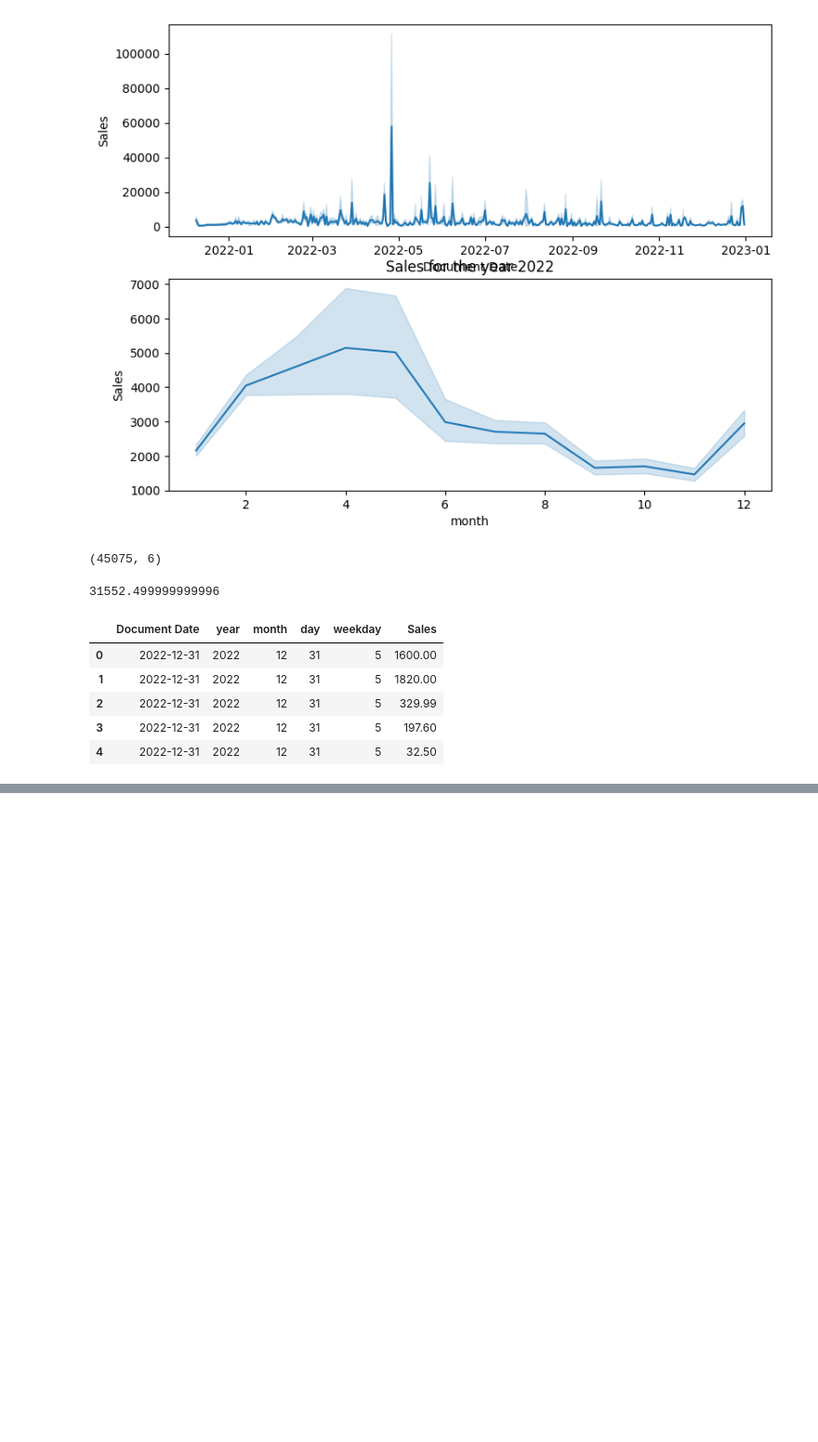
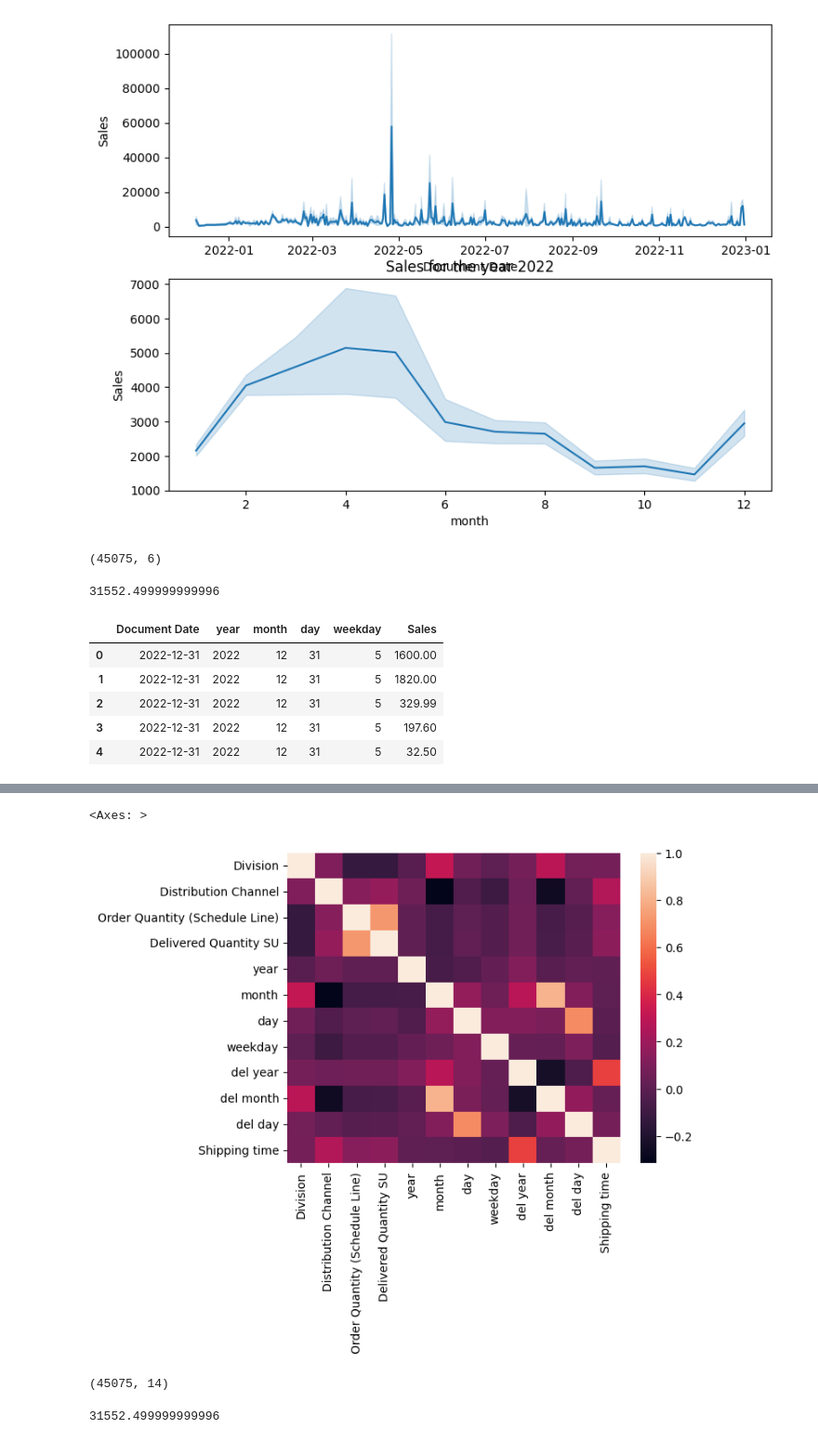
Before and after one commit to jeev-data-wiz/Sales_analysis, a Jupyter notebook: ML_functions.ipynb, the cells around one changed output, grey strips where cells are left out. Shown at 93% size. Cells and saved outputs as stored; diff of their text form; code cells hidden in the pictures; blank space fills up the shorter version.

```diff
--- a/ML_functions.ipynb
+++ b/ML_functions.ipynb
@@ -253,0 +316,18 @@ plt.show()
+# %%
+df22 = data [['Division','Distribution Channel','Document Date','Order Quantity (Schedule Line)','Delivered Quantity SU','Delivery Date']]
+# %%
+df22['Document Date'] = pd.to_datetime(df22['Document Date'], format='%Y-%m-%d') # convert date column to datatime object
+
+# Create Date-related Features to be used for EDA and Supervised ML: Regression
+df22['year'] = df22['Document Date'].dt.year
+df22['month'] = df22['Document Date'].dt.month
+df22['day'] = df22['Document Date'].dt.day
+df22['weekday'] = df22['Document Date'].dt.weekday
+df22['weekday'] = np.where(df22.weekday == 0, 7, df22.weekday)
+# %%
+df22['Delivery Date'] = pd.to_datetime(df22['Delivery Date'], format='%Y-%m-%d') # convert date column to datatime object
+
+# Create Date-related Features to be used for EDA and Supervised ML: Regression
+df22['del year'] = df22['Delivery Date'].dt.year
+df22['del month'] = df22['Delivery Date'].dt.month
+df22['del day'] = df22['Delivery Date'].dt.day
@@ -253,0 +343,2 @@ plt.show()
+# %%
+df22['Shipping time'] = (df22['Delivery Date'] - df22['Document Date'] ).dt.days
@@ -253,0 +360,5 @@ plt.show()
+# %%
+sns.heatmap(df22.corr())
+# %% [output]
+<Axes: >
+[figure, added]
@@ -253,0 +382,8 @@ plt.show()
+# %%
+df22.shape
+# %% [output]
+(45075, 14)
+# %%
+0.7*45075
+# %% [output]
+31552.499999999996
```
Also changed, not shown: parts of 15 cells of this notebook.
